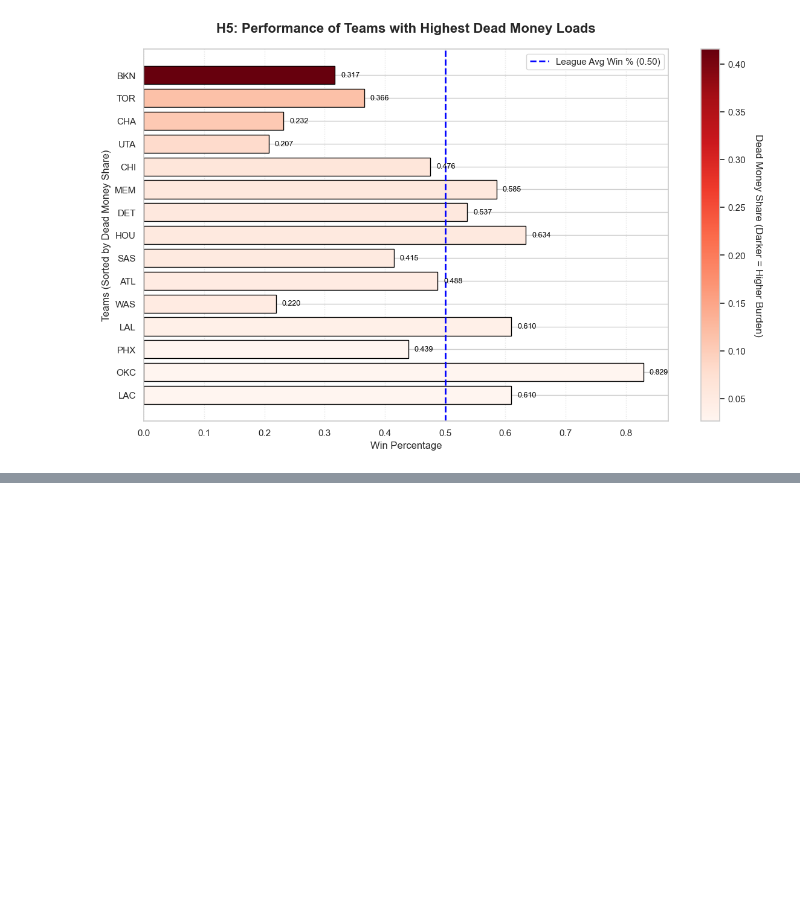
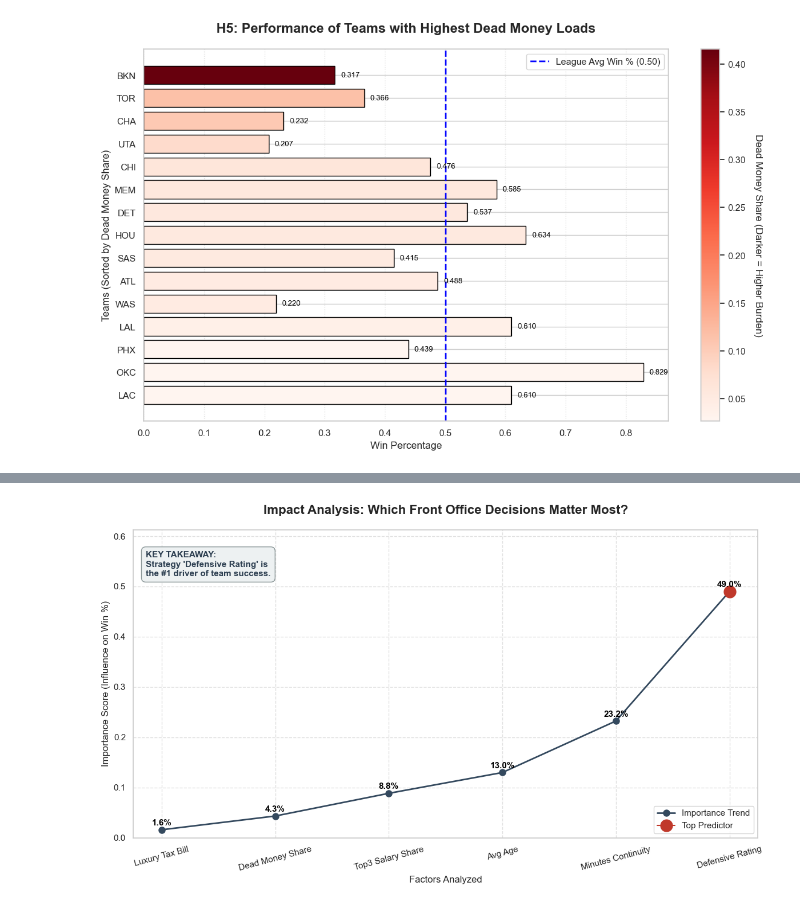
Before and after one commit to akoo57/DSA210_Akif, a Jupyter notebook: dsa.ipynb, the cells around one changed output, grey strips where cells are left out. Cells and saved outputs as stored; diff of their text form; code cells hidden in the pictures; blank space fills up the shorter version.

Commit message:
Machine learning model analysis

```diff
--- a/dsa.ipynb
+++ b/dsa.ipynb
@@ -382,0 +398,78 @@ Interpretation: Significant negative correlation between dead money and winning.
+# %%
+import pandas as pd
+import numpy as np
+import matplotlib.pyplot as plt
+from sklearn.model_selection import train_test_split
+from sklearn.ensemble import RandomForestRegressor
+from sklearn.metrics import r2_score
+
+df = pd.read_csv('dsa.csv')
+df.columns = [c.strip() for c in df.columns]
+
+target = 'Win_Percentage'
+features = ['Top3_Salary_Share', 'Luxury_Tax_Bill', 'Minutes_Continuity',
+            'Defensive_Rating', 'Avg_Age', 'Dead_Money_Share']
+
+X = df[features]
+y = df[target]
+
+X_train, X_test, y_train, y_test = train_test_split(X, y, test_size=0.2, random_state=42)
+
+rf_model = RandomForestRegressor(n_estimators=100, random_state=42)
+rf_model.fit(X_train, y_train)
+
+y_pred = rf_model.predict(X_test)
+r2 = r2_score(y_test, y_pred)
+
+print("Machine Learning Model Analysis")
+print("")
+print(f"Model R² Score: {r2:.4f}")
+print(f"Interpretation: Our model explains {r2*100:.1f}% of the variance in winning.")
+
+importances = rf_model.feature_importances_
+feature_names = [f.replace('_', ' ') for f in features]
+
+forest_importances = pd.Series(importances, index=feature_names).sort_values(ascending=True)
+
+plt.figure(figsize=(12, 7))
+
+plt.plot(forest_importances.index, forest_importances.values,
+         color='#34495e',
+         marker='o',
+         linestyle='-',
+         linewidth=2,
+         markersize=8,
+         label='Importance Trend')
+
+top_feature_name = forest_importances.index[-1]
+top_feature_value = forest_importances.values[-1]
+
+plt.plot(top_feature_name, top_feature_value,
+         marker='o',
+         markersize=15,
+         color='#c0392b',
+         label='Top Predictor')
+
+for x, y in zip(forest_importances.index, forest_importances.values):
+    label_text = f"{y:.1%}"
+    plt.text(x, y + 0.005, label_text,
+             ha='center', va='bottom', fontsize=11, fontweight='bold', color='black')
+
+plt.title("Impact Analysis: Which Front Office Decisions Matter Most?", fontsize=16, fontweight='bold', pad=20)
+plt.ylabel("Importance Score (Influence on Win %)", fontsize=12)
+plt.xlabel("Factors Analyzed", fontsize=12)
+plt.xticks(rotation=15)
+plt.grid(True, linestyle='--', alpha=0.6)
+
+plt.ylim(0, top_feature_value * 1.25)
+
+plt.text(0.02, 0.85,
+         f"KEY TAKEAWAY:\nStrategy '{top_feature_name}' is\nthe #1 driver of team success.",
+         transform=plt.gca().transAxes,
+         fontsize=11, fontweight='bold', color='#2c3e50',
+         bbox=dict(facecolor='#ecf0f1', alpha=0.9, edgecolor='#7f8c8d', boxstyle='round,pad=0.5'))
+
+plt.legend(loc='lower right')
+plt.tight_layout()
+plt.show()
+# %% [output]
@@ -382,0 +480 @@ Interpretation: Significant negative correlation between dead money and winning.
+[figure, added]
```
Also changed, not shown: parts of 5 cells of this notebook.
